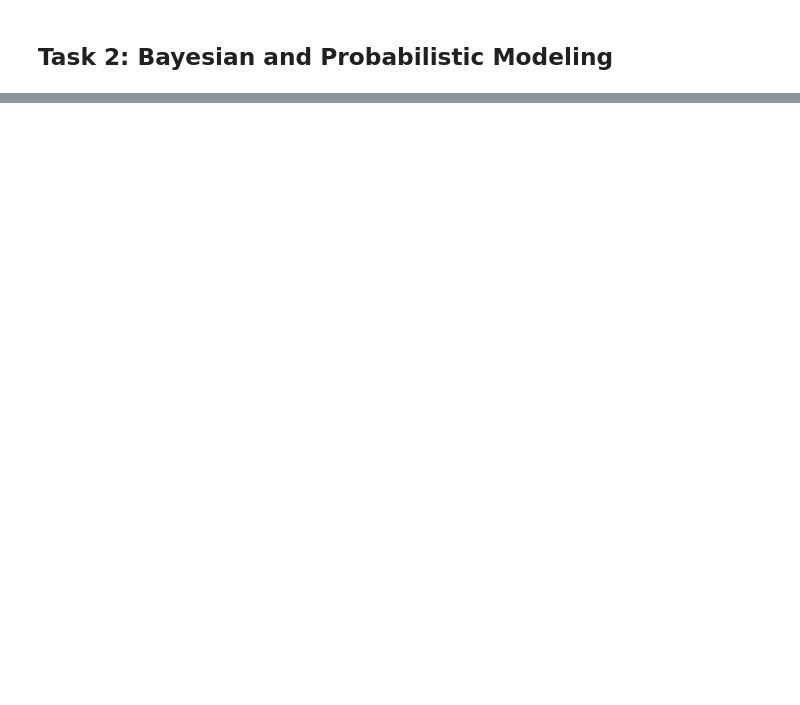
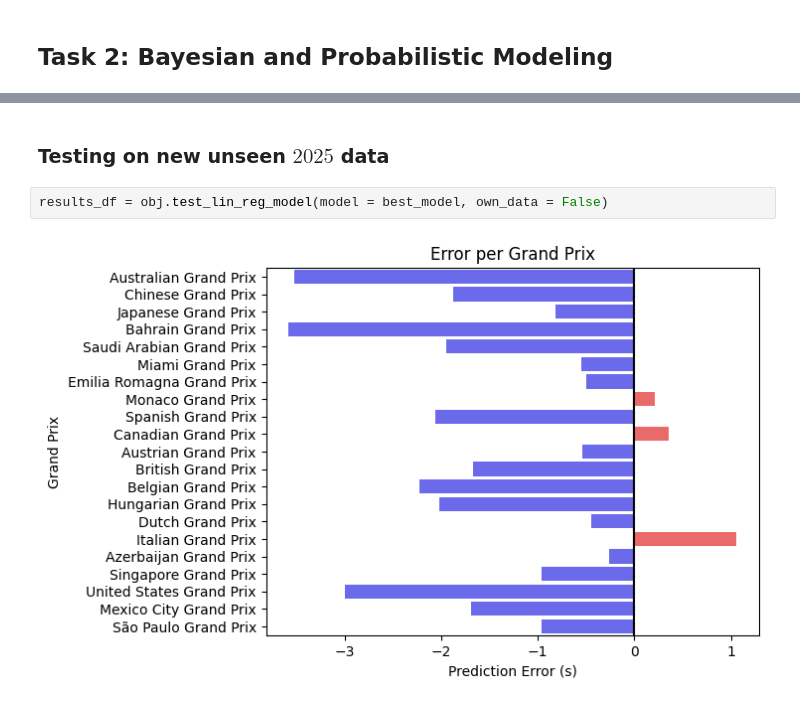
Before and after one commit to simengaasland/MOD550-F1-Project, a Jupyter notebook: MOD550-task3/task3_notebook.ipynb, the cells around one changed output, grey strips where cells are left out. Saved outputs shown, nothing was run; the diff lists cells and outputs as text; blank space fills up the shorter version.

```diff
--- a/MOD550-task3/task3_notebook.ipynb
+++ b/MOD550-task3/task3_notebook.ipynb
@@ -451,0 +184,6 @@ plt.show()
+# %% [markdown]
+### Testing on new unseen $2025$ data
+# %%
+results_df = obj.test_lin_reg_model(model = best_model, own_data = False)
+# %% [output]
+[figure, added]
```
Also changed, not shown: parts of 38 cells of this notebook.
